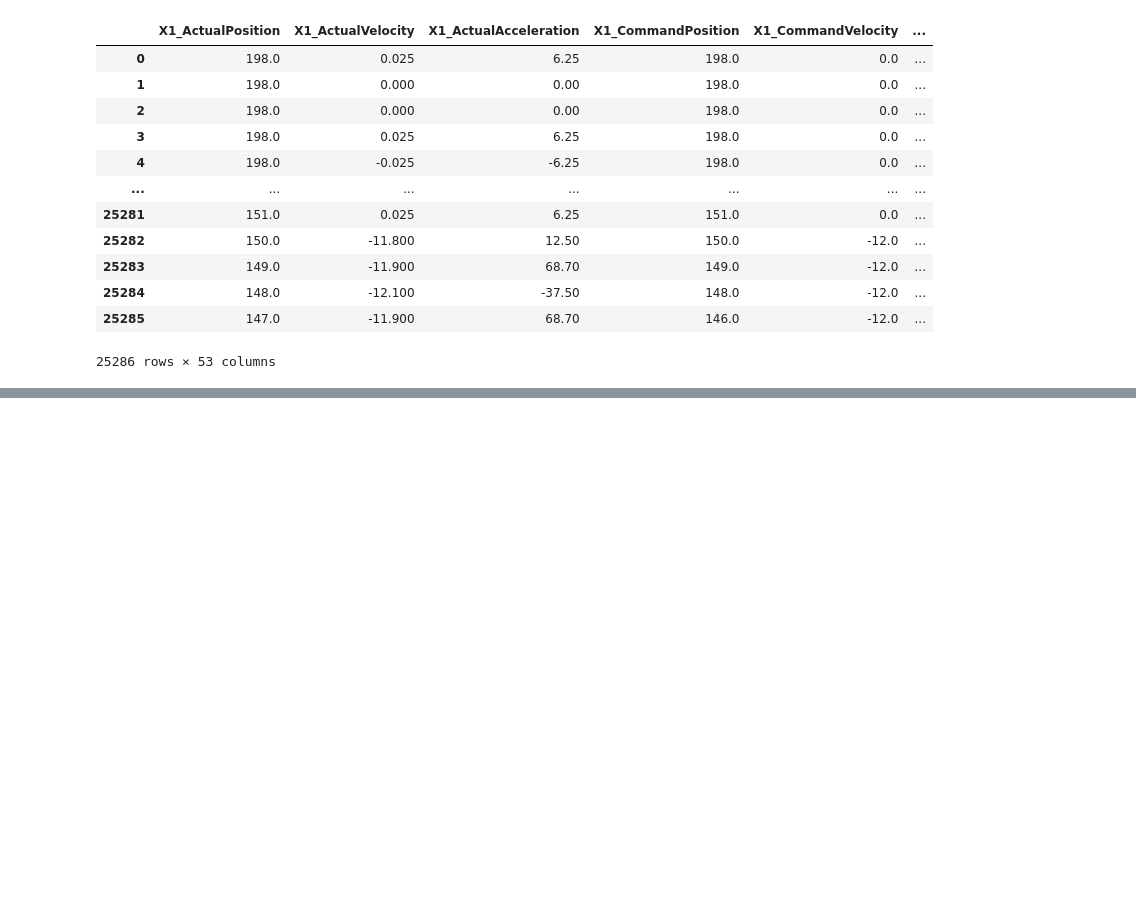
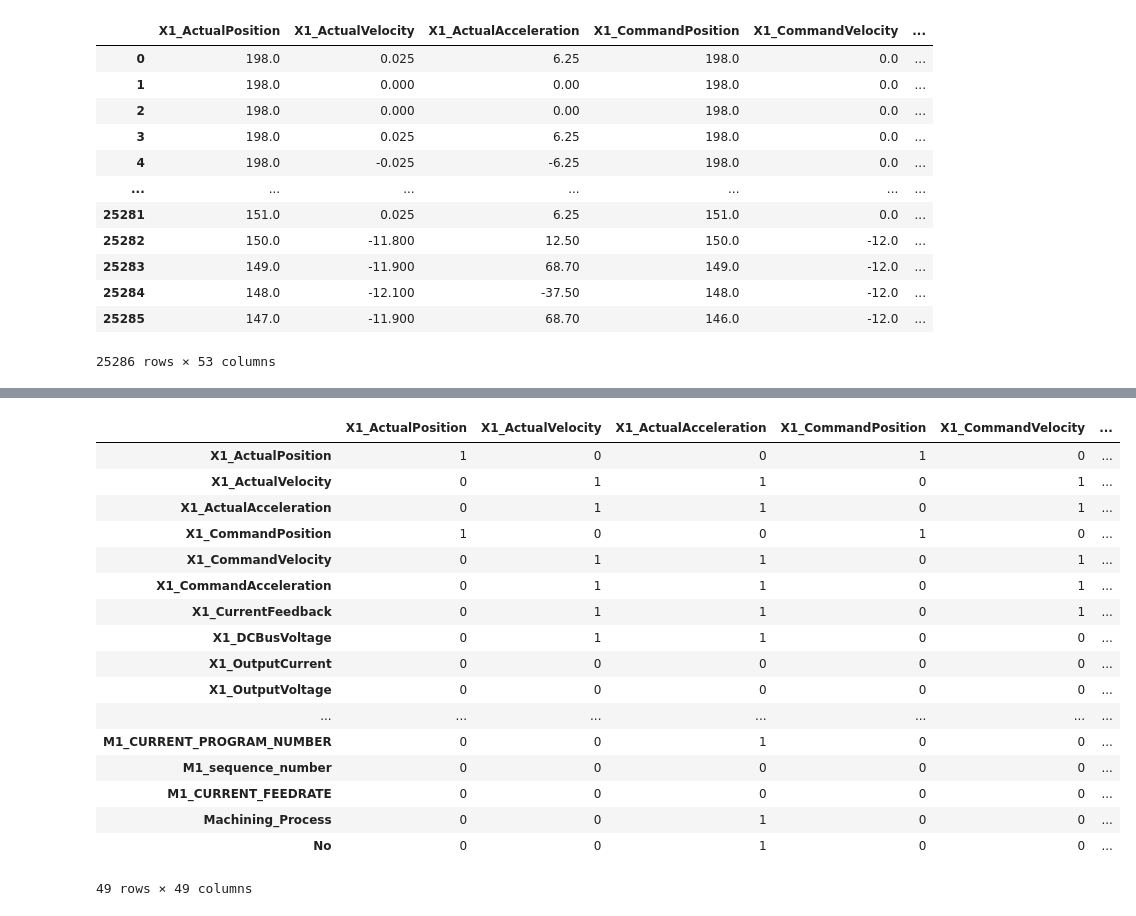
Before and after one commit to Koveraaman/DL_CNC_MACHINING_PREDICTION, a Jupyter notebook: CNC_PREDICTION__DATA.ipynb, the cells around one changed output, grey strips where cells are left out. Drawn from its saved outputs; the diff is of its cells as text; code cells hidden in the pictures; blank space fills up the shorter version.

```diff
--- a/CNC_PREDICTION__DATA.ipynb
+++ b/CNC_PREDICTION__DATA.ipynb
@@ -334,0 +355,18 @@ data
+# %%
+category=['tool_condition', 'machining_finalized', 'passed_visual_inspection']
+continuous=['X1_ActualPosition', 'X1_ActualVelocity', 'X1_ActualAcceleration',
+       'X1_CommandPosition', 'X1_CommandVelocity', 'X1_CommandAcceleration',
+       'X1_CurrentFeedback', 'X1_DCBusVoltage', 'X1_OutputCurrent',
+       'X1_OutputVoltage', 'X1_OutputPower', 'Y1_ActualPosition',
+       'Y1_ActualVelocity', 'Y1_ActualAcceleration', 'Y1_CommandPosition',
+       'Y1_CommandVelocity', 'Y1_CommandAcceleration', 'Y1_CurrentFeedback',
+       'Y1_DCBusVoltage', 'Y1_OutputCurrent', 'Y1_OutputVoltage',
+       'Y1_OutputPower', 'Z1_ActualPosition', 'Z1_ActualVelocity',
+       'Z1_ActualAcceleration', 'Z1_CommandPosition', 'Z1_CommandVelocity',
+       'Z1_CommandAcceleration', 'Z1_CurrentFeedback', 'Z1_DCBusVoltage',
+       'Z1_OutputCurrent', 'Z1_OutputVoltage', 'S1_ActualPosition',
+       'S1_ActualVelocity', 'S1_ActualAcceleration', 'S1_CommandPosition',
+       'S1_CommandVelocity', 'S1_CommandAcceleration', 'S1_CurrentFeedback',
+       'S1_DCBusVoltage', 'S1_OutputCurrent', 'S1_OutputVoltage',
+       'S1_OutputPower', 'S1_SystemInertia', 'M1_CURRENT_PROGRAM_NUMBER',
+       'M1_sequence_number', 'M1_CURRENT_FEEDRATE', 'Machining_Process']
@@ -334,0 +442,23 @@ data
+# %%
+df1= pd.DataFrame(final)
+# %%
+df1
+# %% [output]
+|  | X1_ActualPosition | X1_ActualVelocity | X1_ActualAcceleration | X1_CommandPosition | X1_CommandVelocity | ... |
+| X1_ActualPosition | 1 | 0 | 0 | 1 | 0 | ... |
+| X1_ActualVelocity | 0 | 1 | 1 | 0 | 1 | ... |
+| X1_ActualAcceleration | 0 | 1 | 1 | 0 | 1 | ... |
+| X1_CommandPosition | 1 | 0 | 0 | 1 | 0 | ... |
+| X1_CommandVelocity | 0 | 1 | 1 | 0 | 1 | ... |
+| X1_CommandAcceleration | 0 | 1 | 1 | 0 | 1 | ... |
+| X1_CurrentFeedback | 0 | 1 | 1 | 0 | 1 | ... |
+| X1_DCBusVoltage | 0 | 1 | 1 | 0 | 0 | ... |
+| X1_OutputCurrent | 0 | 0 | 0 | 0 | 0 | ... |
+| X1_OutputVoltage | 0 | 0 | 0 | 0 | 0 | ... |
+| ... | ... | ... | ... | ... | ... | ... |
+| M1_CURRENT_PROGRAM_NUMBER | 0 | 0 | 1 | 0 | 0 | ... |
+| M1_sequence_number | 0 | 0 | 0 | 0 | 0 | ... |
+| M1_CURRENT_FEEDRATE | 0 | 0 | 0 | 0 | 0 | ... |
+| Machining_Process | 0 | 0 | 1 | 0 | 0 | ... |
+| No | 0 | 0 | 1 | 0 | 0 | ... |
+49 rows × 49 columns
```
Also changed, not shown: parts of 19 cells of this notebook.
